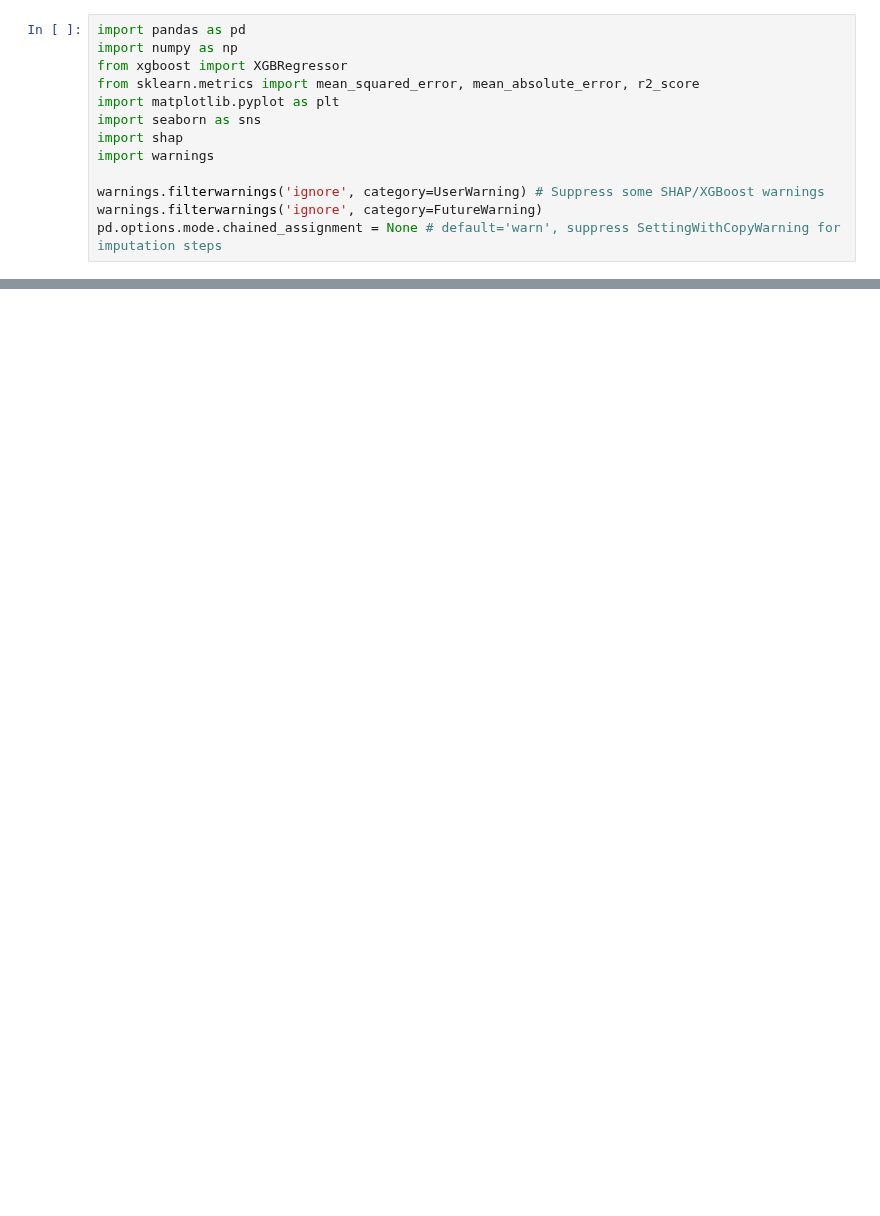
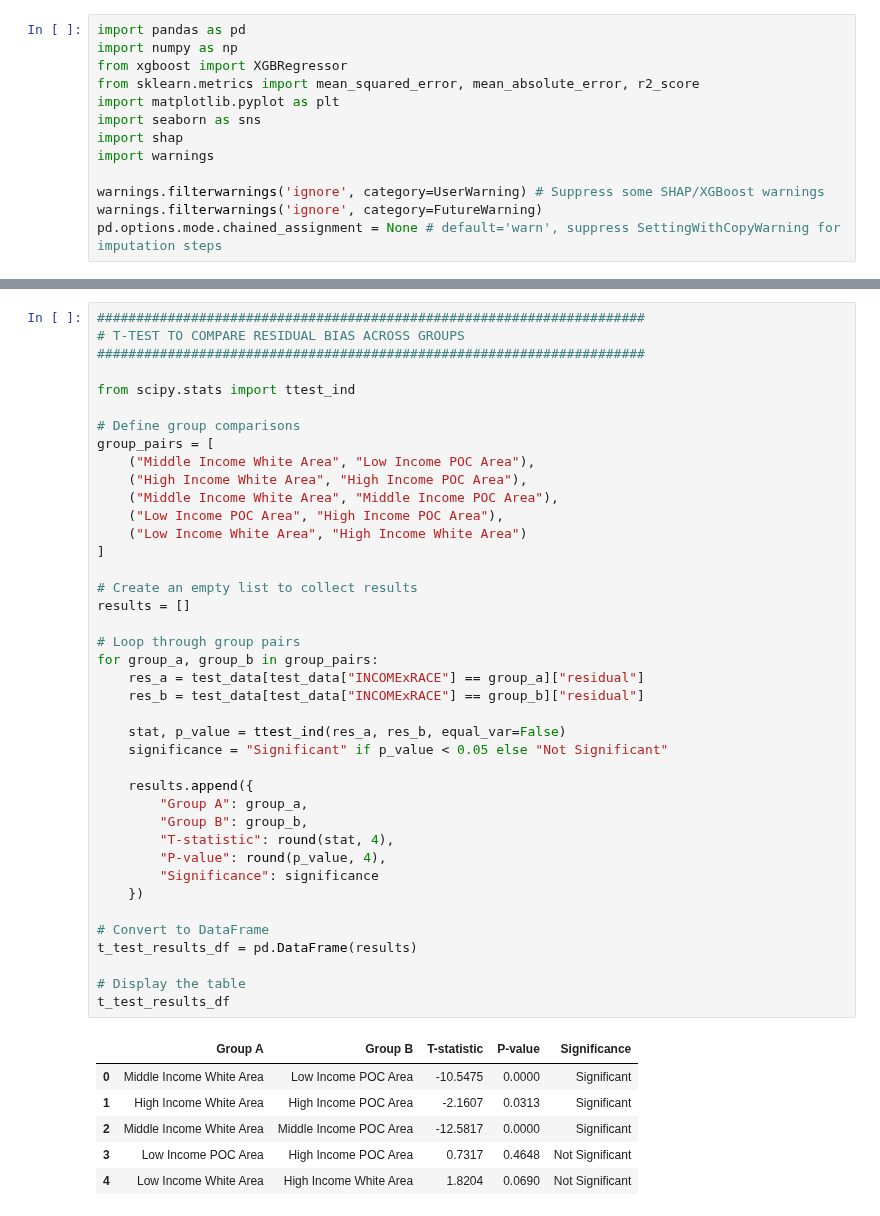
Before and after one commit to CynthiaShiyue/IDS705_MachineLearning_Project, a Jupyter notebook: 60_Bias_Experiment/61_Experiment.ipynb, the cells around one changed output, grey strips where cells are left out. Drawn from its saved outputs; the diff is of its cells as text; blank space fills up the shorter version.

```diff
--- a/60_Bias_Experiment/61_Experiment.ipynb
+++ b/60_Bias_Experiment/61_Experiment.ipynb
@@ -154,0 +156,47 @@ Group: Low Income White Area
+# %%
+######################################################################
+# T-TEST TO COMPARE RESIDUAL BIAS ACROSS GROUPS
+######################################################################
+
+from scipy.stats import ttest_ind
+
+# Define group comparisons
+group_pairs = [
+    ("Middle Income White Area", "Low Income POC Area"),
+    ("High Income White Area", "High Income POC Area"),
+    ("Middle Income White Area", "Middle Income POC Area"),
+    ("Low Income POC Area", "High Income POC Area"),
+    ("Low Income White Area", "High Income White Area")
+]
+
+# Create an empty list to collect results
+results = []
+
+# Loop through group pairs
+for group_a, group_b in group_pairs:
+    res_a = test_data[test_data["INCOMExRACE"] == group_a]["residual"]
+    res_b = test_data[test_data["INCOMExRACE"] == group_b]["residual"]
+
+    stat, p_value = ttest_ind(res_a, res_b, equal_var=False)
+    significance = "Significant" if p_value < 0.05 else "Not Significant"
+
+    results.append({
+        "Group A": group_a,
+        "Group B": group_b,
+        "T-statistic": round(stat, 4),
+        "P-value": round(p_value, 4),
+        "Significance": significance
+    })
+
+# Convert to DataFrame
+t_test_results_df = pd.DataFrame(results)
+
+# Display the table
+t_test_results_df
+# %% [output]
+|  | Group A | Group B | T-statistic | P-value | Significance |
+| 0 | Middle Income White Area | Low Income POC Area | -10.5475 | 0.0000 | Significant |
+| 1 | High Income White Area | High Income POC Area | -2.1607 | 0.0313 | Significant |
+| 2 | Middle Income White Area | Middle Income POC Area | -12.5817 | 0.0000 | Significant |
+| 3 | Low Income POC Area | High Income POC Area | 0.7317 | 0.4648 | Not Significant |
+| 4 | Low Income White Area | High Income White Area | 1.8204 | 0.0690 | Not Significant |
```
Also changed, not shown: parts of 5 cells of this notebook, 1 other file.
